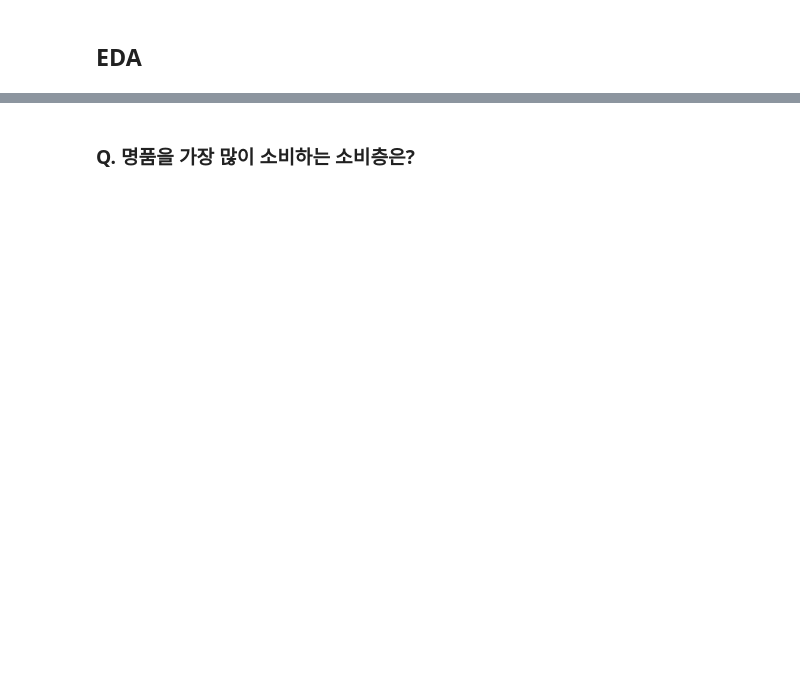
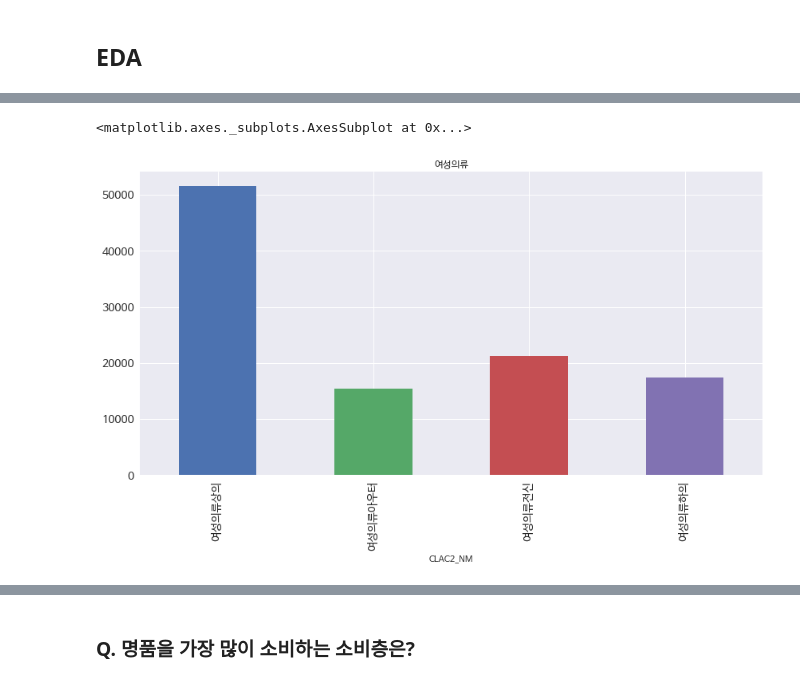
Before and after one commit to doohong91/Luxury-Consumption-Trend, a Jupyter notebook: EDA/EDA.ipynb, the cells around one changed output, grey strips where cells are left out. Saved outputs shown, nothing was run; the diff lists cells and outputs as text; code cells hidden in the pictures; blank space fills up the shorter version.

```diff
--- a/EDA/EDA.ipynb
+++ b/EDA/EDA.ipynb
@@ -293,0 +264,5 @@ Index(['CLAC2_NM', 'PD_BRA_NM', 'PD_BUY_AM', 'PD_BUY_CT', 'PD_SALES',
+# %%
+prod_mast[prod_mast['CLAC1_NM']=='여성의류'].groupby(['CLAC2_NM'])['PD_BUY_CT'].sum().plot(kind='bar',figsize = (14,7),title='여성의류', fontsize=14)
+# %% [output]
+<matplotlib.axes._subplots.AxesSubplot at 0x...>
+[figure, added]
```
Also changed, not shown: parts of 66 cells of this notebook, 2 other files.
